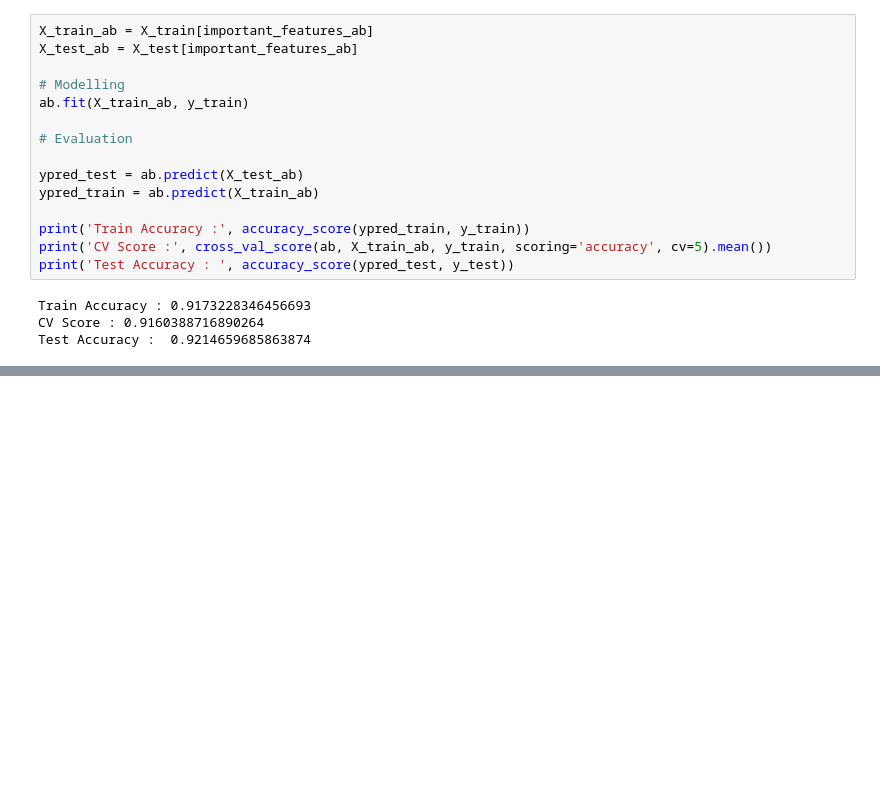
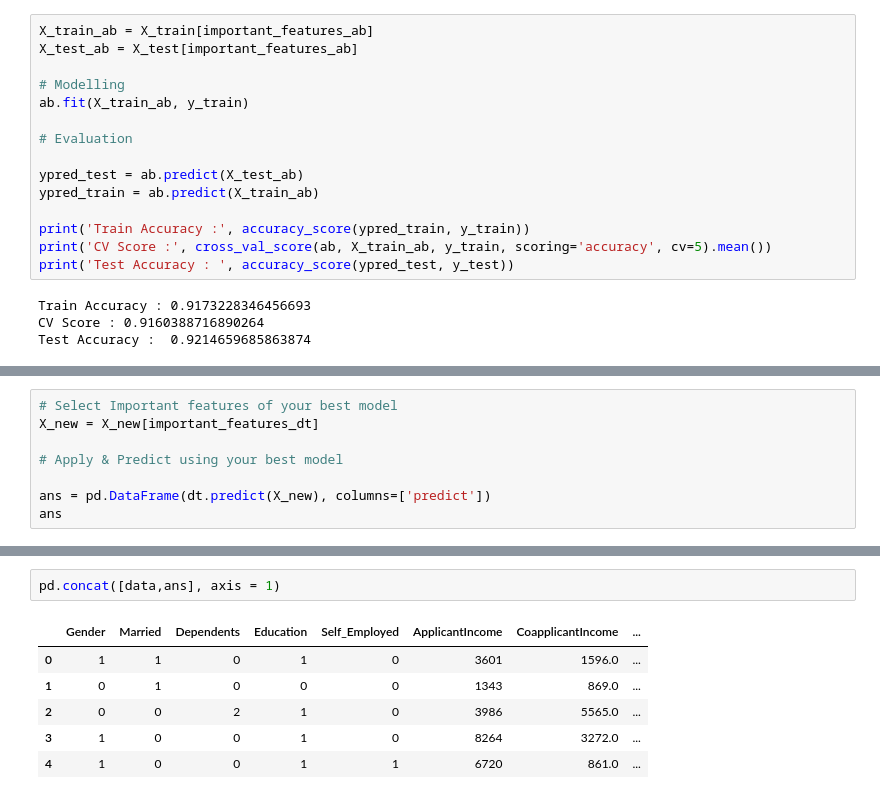
Before and after one commit to AbhayMadhukarChintamwar/Loan_Eligible_Status, a Jupyter notebook: Finance_Capston_Project.ipynb, the cells around one changed output, grey strips where cells are left out. Cells and saved outputs as stored; diff of their text form; blank space fills up the shorter version.

```diff
--- a/Finance_Capston_Project.ipynb
+++ b/Finance_Capston_Project.ipynb
@@ -1068,0 +1298,8 @@ Test Accuracy :  0.9214659685863874
+# %%
+# Select Important features of your best model
+X_new = X_new[important_features_dt]
+
+# Apply & Predict using your best model
+
+ans = pd.DataFrame(dt.predict(X_new), columns=['predict'])
+ans
@@ -1068,0 +1313,9 @@ Test Accuracy :  0.9214659685863874
+# %%
+pd.concat([data,ans], axis = 1)
+# %% [output]
+|  | Gender | Married | Dependents | Education | Self_Employed | ApplicantIncome | CoapplicantIncome | ... |
+| 0 | 1 | 1 | 0 | 1 | 0 | 3601 | 1596.0 | ... |
+| 1 | 0 | 1 | 0 | 0 | 0 | 1343 | 869.0 | ... |
+| 2 | 0 | 0 | 2 | 1 | 0 | 3986 | 5565.0 | ... |
+| 3 | 1 | 0 | 0 | 1 | 0 | 8264 | 3272.0 | ... |
+| 4 | 1 | 0 | 0 | 1 | 1 | 6720 | 861.0 | ... |
```
Also changed, not shown: parts of 24 cells of this notebook.
